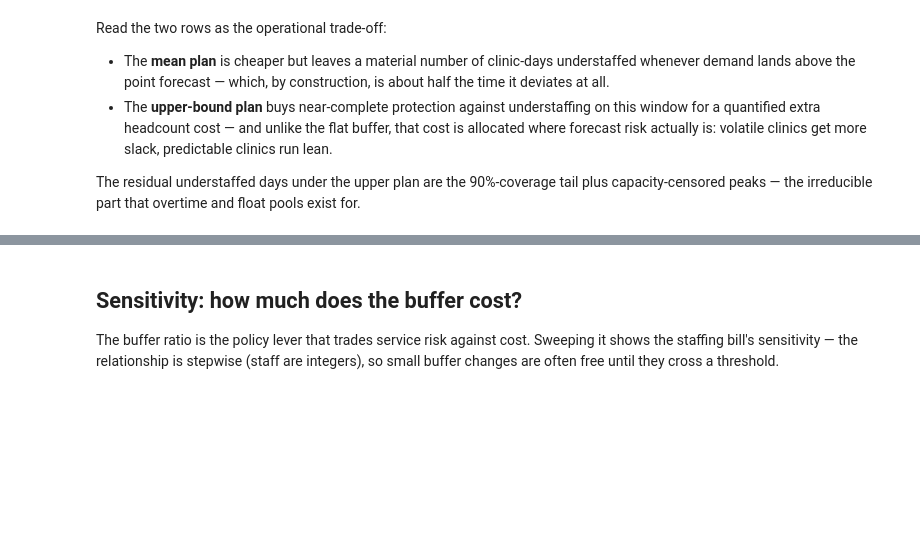
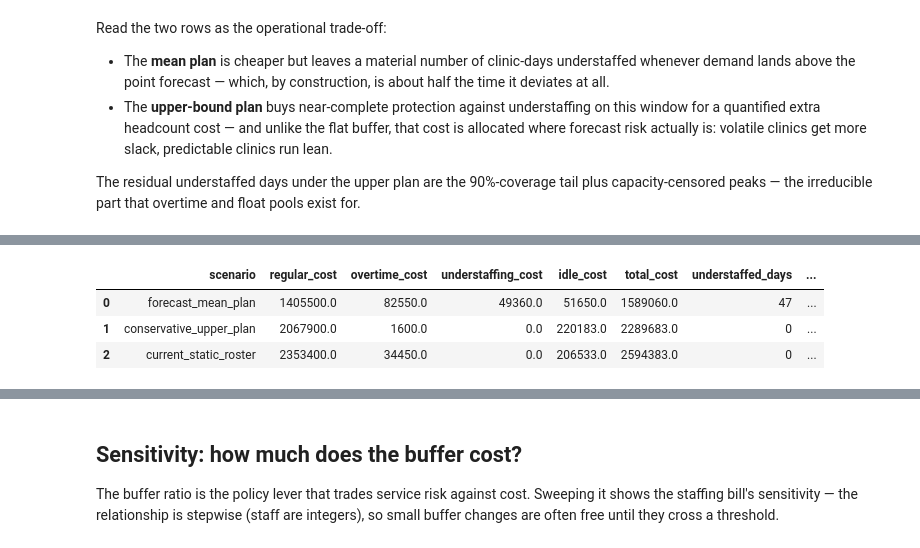
Before and after one commit to DiogoRibeiro7/clinic-forecasting-platform, a Jupyter notebook: notebooks/06_staffing_optimization_and_decision_layer.ipynb, the cells around one changed output, grey strips where cells are left out. Saved outputs shown, nothing was run; the diff lists cells and outputs as text; code cells hidden in the pictures; blank space fills up the shorter version.

```diff
--- a/notebooks/06_staffing_optimization_and_decision_layer.ipynb
+++ b/notebooks/06_staffing_optimization_and_decision_layer.ipynb
@@ -240,0 +257,39 @@ pools exist for.
+# %%
+from clinic_forecast.staffing import compare_staffing_scenarios, load_staffing_config
+
+rules_cfg, costs_cfg = load_staffing_config(PROJECT_ROOT / "configs" / "staffing.yaml")
+
+future_open = future[future["is_open"] == 1][["clinic_id", "date", "visits"]]
+
+current_plan = future_open.merge(
+    metadata[["clinic_id", "base_clinicians", "base_nurses", "base_frontdesk"]],
+    on="clinic_id",
+).rename(columns={
+    "base_clinicians": "recommended_clinicians",
+    "base_nurses": "recommended_nurses",
+    "base_frontdesk": "recommended_frontdesk",
+})
+
+
+def against_actuals(plan: pd.DataFrame) -> pd.DataFrame:
+    staffed_cols = ["recommended_clinicians", "recommended_nurses", "recommended_frontdesk"]
+    return future_open.merge(
+        plan[["clinic_id", "date", *staffed_cols]], on=["clinic_id", "date"], how="inner"
+    )
+
+
+scenario_summary = compare_staffing_scenarios(
+    {
+        "current_static_roster": current_plan,
+        "forecast_mean_plan": against_actuals(mean_plan),
+        "conservative_upper_plan": against_actuals(upper_plan),
+    },
+    rules=rules_cfg,
+    costs=costs_cfg,
+)
+scenario_summary.round(0)
+# %% [output]
+|  | scenario | regular_cost | overtime_cost | understaffing_cost | idle_cost | total_cost | understaffed_days | ... |
+| 0 | forecast_mean_plan | 1405500.0 | 82550.0 | 49360.0 | 51650.0 | 1589060.0 | 47 | ... |
+| 1 | conservative_upper_plan | 2067900.0 | 1600.0 | 0.0 | 220183.0 | 2289683.0 | 0 | ... |
+| 2 | current_static_roster | 2353400.0 | 34450.0 | 0.0 | 206533.0 | 2594383.0 | 0 | ... |
```
Also changed, not shown: parts of 3 cells of this notebook, 3 other files.
